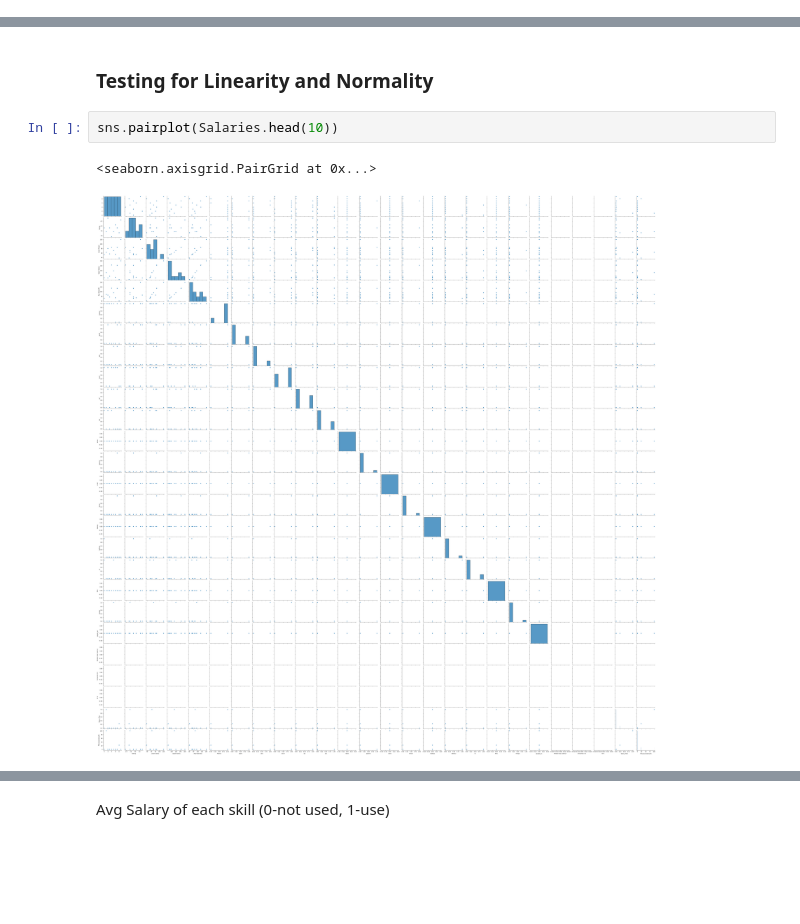
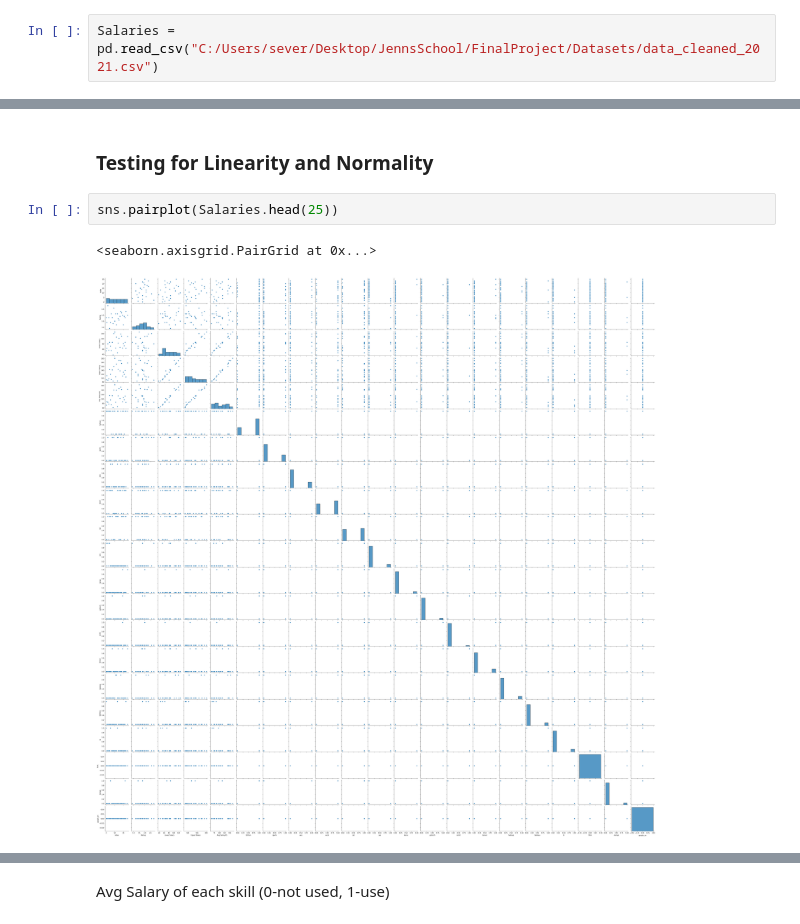
Before and after one commit to Kimmieli/Final-Project-DataScience-Salaries, a Jupyter notebook: Data Science Salary in Python.ipynb, the cells around one changed output, grey strips where cells are left out. Cells and saved outputs as stored; diff of their text form; blank space fills up the shorter version.

```diff
--- a/Data Science Salary in Python.ipynb
+++ b/Data Science Salary in Python.ipynb
@@ -15,3 +13,5 @@ Salaries = pd.read_csv("C:/Users/abiak/Documents/GitHub/Final-Project-DataScienc
+# %%
+Salaries = pd.read_csv("C:/Users/sever/Desktop/JennsSchool/FinalProject/Datasets/data_cleaned_2021.csv")
 # %%
 Salaries.drop(['Salary Estimate', 'Job Description', 'Headquarters', 'Size', 'Founded', 'Revenue', 'Competitors', 'Hourly', 'Employer provided', 'company_txt', 'Age', 'job_title_sim', 'seniority_by_title'], axis= 1, inplace= True)
 # %% [markdown]
@@ -409,7 +399,7 @@ from scipy.stats import boxcox
 # %% [markdown]
 ### Testing for Linearity and Normality
 # %%
-sns.pairplot(Salaries.head(10))
+sns.pairplot(Salaries.head(25))
 # %% [output]
 <seaborn.axisgrid.PairGrid at 0x...>
-[figure, old version]
+[figure, new version]
```
Also changed, not shown: parts of 75 cells of this notebook.
